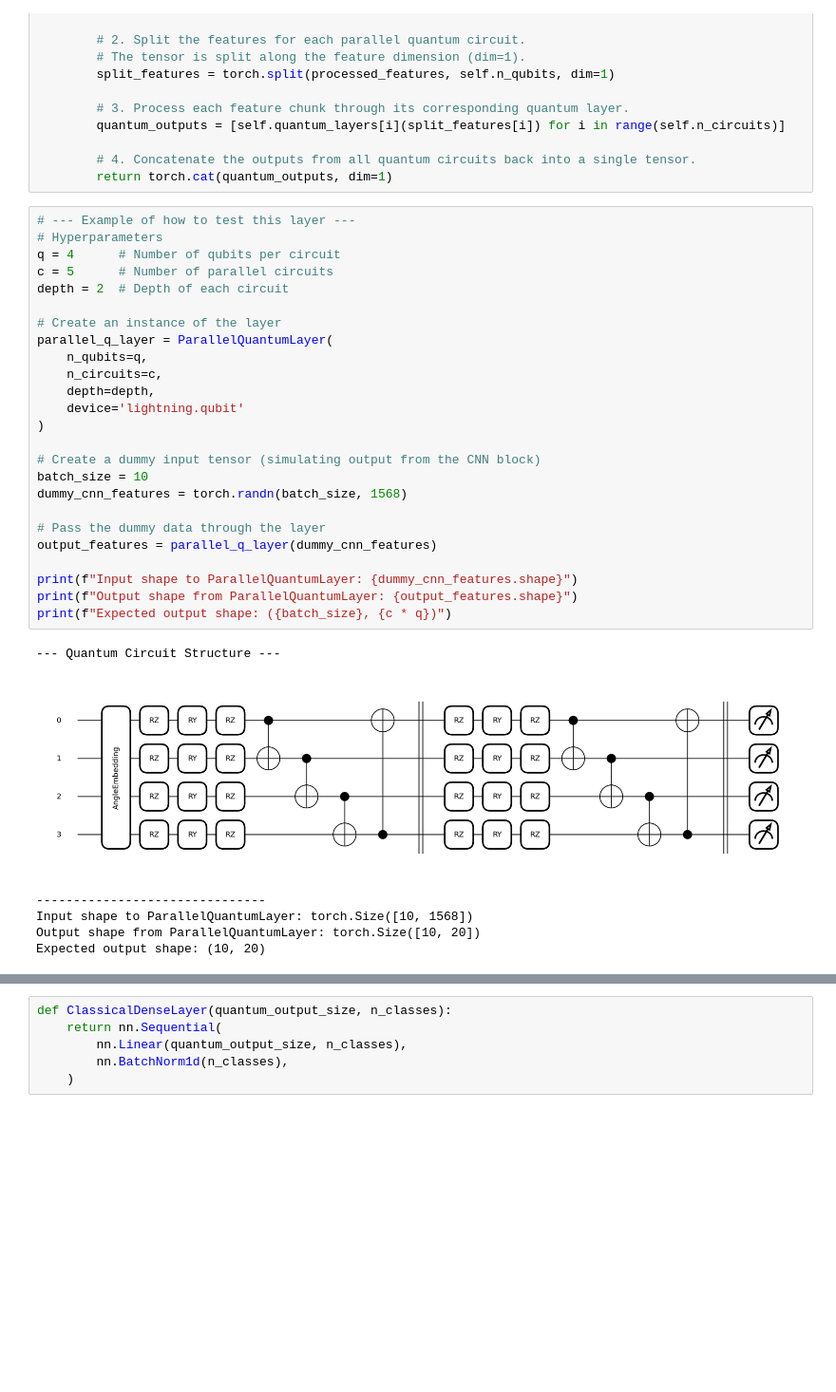
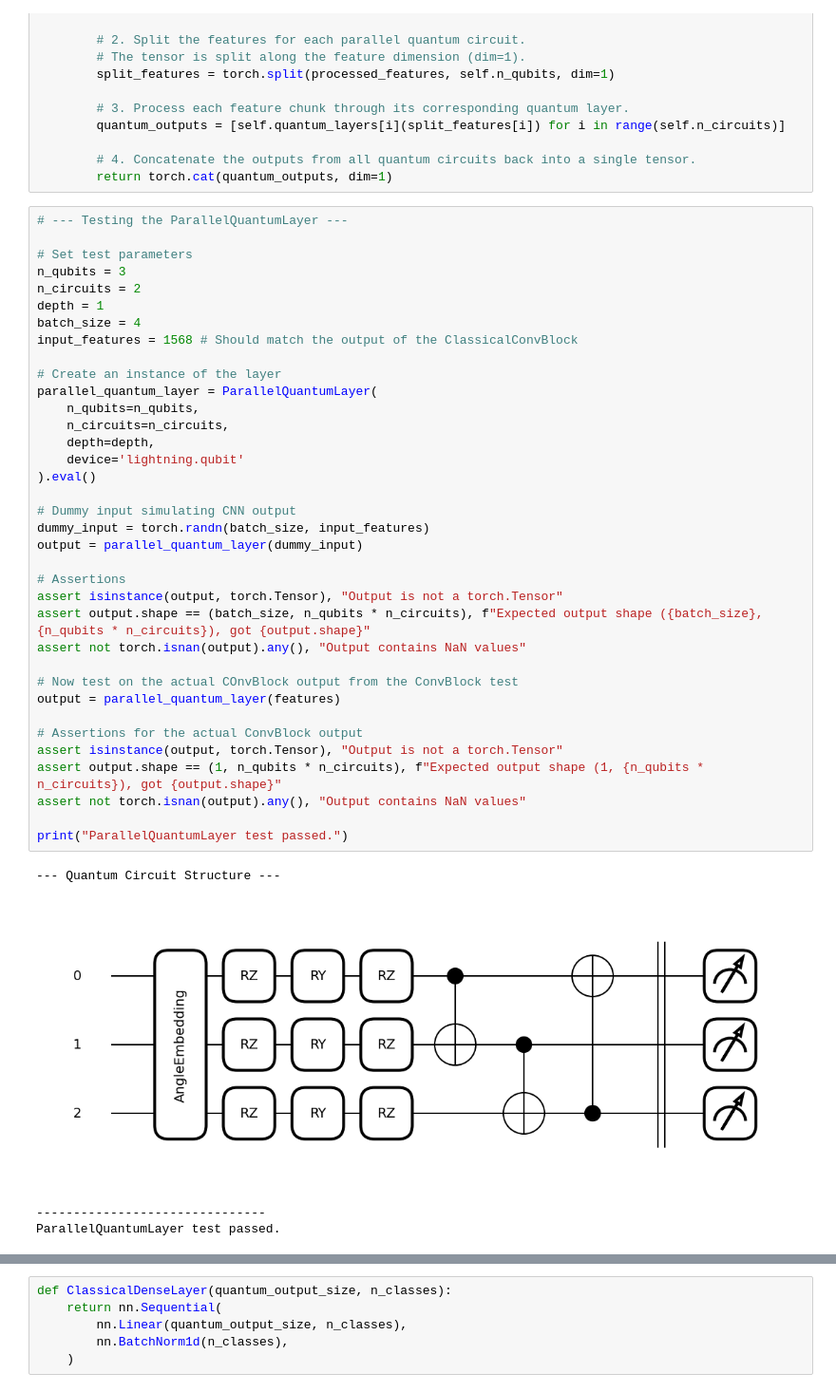
Before and after one commit to QLab-Classification/quantum-classification, a Jupyter notebook: HQNN/mnist/HQNN-Parallel-local.ipynb, the cells around one changed output, grey strips where cells are left out. Shown at 95% size. Saved outputs shown, nothing was run; the diff lists cells and outputs as text; blank space fills up the shorter version.

```diff
--- a/HQNN/mnist/HQNN-Parallel-local.ipynb
+++ b/HQNN/mnist/HQNN-Parallel-local.ipynb
@@ -295,36 +209,45 @@ class ParallelQuantumLayer(nn.Module):
         # 4. Concatenate the outputs from all quantum circuits back into a single tensor.
         return torch.cat(quantum_outputs, dim=1)
 # %%
-# --- Example of how to test this layer ---
-# Hyperparameters
-q = 4      # Number of qubits per circuit
-c = 5      # Number of parallel circuits
-depth = 2  # Depth of each circuit
+# --- Testing the ParallelQuantumLayer ---
+
+# Set test parameters
+n_qubits = 3
+n_circuits = 2
+depth = 1
+batch_size = 4
+input_features = 1568 # Should match the output of the ClassicalConvBlock
 
 # Create an instance of the layer
-parallel_q_layer = ParallelQuantumLayer(
-    n_qubits=q,
-    n_circuits=c,
+parallel_quantum_layer = ParallelQuantumLayer(
+    n_qubits=n_qubits,
+    n_circuits=n_circuits,
     depth=depth,
     device='lightning.qubit'
-)
+).eval()
 
-# Create a dummy input tensor (simulating output from the CNN block)
-batch_size = 10
-dummy_cnn_features = torch.randn(batch_size, 1568)
+# Dummy input simulating CNN output
+dummy_input = torch.randn(batch_size, input_features)
+output = parallel_quantum_layer(dummy_input)
 
-# Pass the dummy data through the layer
-output_features = parallel_q_layer(dummy_cnn_features)
+# Assertions
+assert isinstance(output, torch.Tensor), "Output is not a torch.Tensor"
+assert output.shape == (batch_size, n_qubits * n_circuits), f"Expected output shape ({batch_size}, {n_qubits * n_circuits}), got {output.shape}"
+assert not torch.isnan(output).any(), "Output contains NaN values"
 
-print(f"Input shape to ParallelQuantumLayer: {dummy_cnn_features.shape}")
-print(f"Output shape from ParallelQuantumLayer: {output_features.shape}")
-print(f"Expected output shape: ({batch_size}, {c * q})")
+# Now test on the actual COnvBlock output from the ConvBlock test
+output = parallel_quantum_layer(features)
+
+# Assertions for the actual ConvBlock output
+assert isinstance(output, torch.Tensor), "Output is not a torch.Tensor"
+assert output.shape == (1, n_qubits * n_circuits), f"Expected output shape (1, {n_qubits * n_circuits}), got {output.shape}"
+assert not torch.isnan(output).any(), "Output contains NaN values"
+
+print("ParallelQuantumLayer test passed.")
 # %% [output]
 --- Quantum Circuit Structure ---
-[figure, old version]
+[figure, new version]
 -------------------------------
-Input shape to ParallelQuantumLayer: torch.Size([10, 1568])
-Output shape from ParallelQuantumLayer: torch.Size([10, 20])
-Expected output shape: (10, 20)
+ParallelQuantumLayer test passed.
 # %% [markdown]
 ## Final Classification Layer
```
Also changed, not shown: parts of 14 cells of this notebook, 1 other file.
